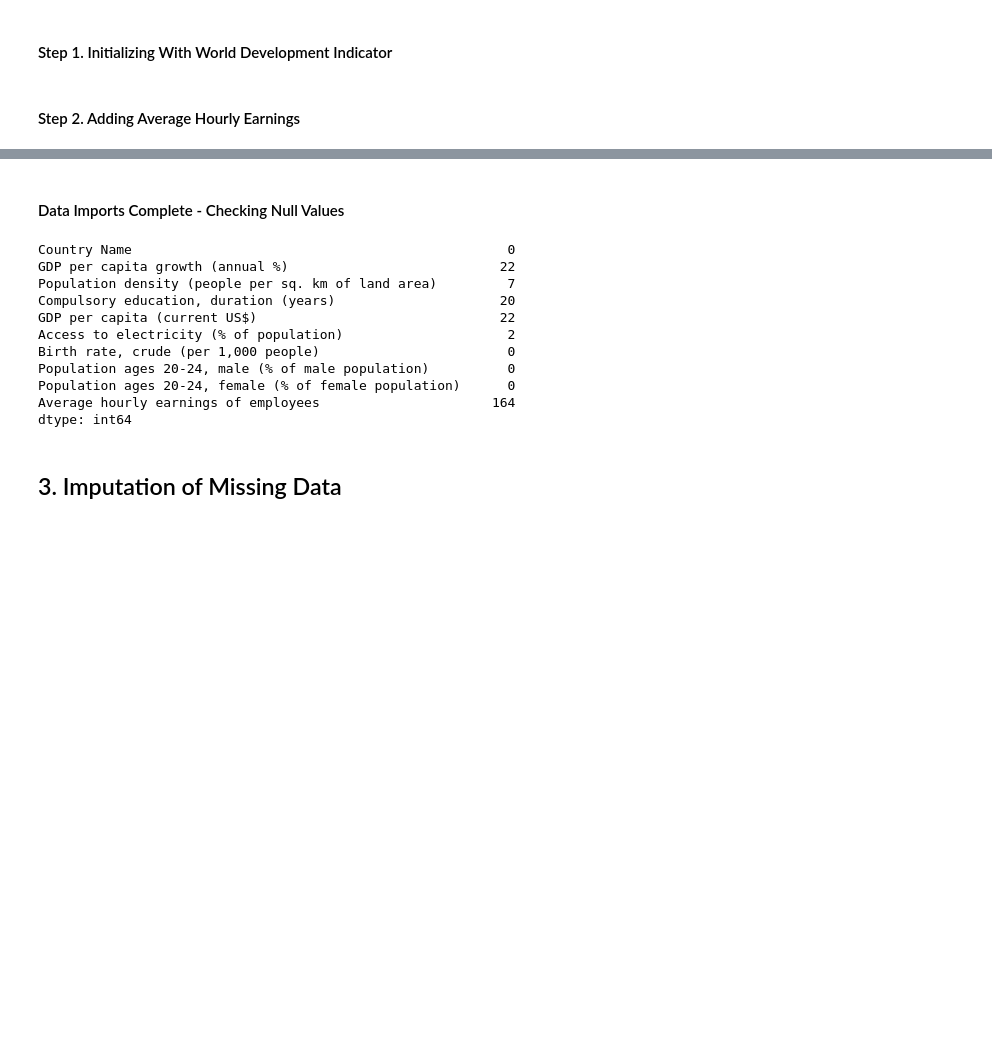
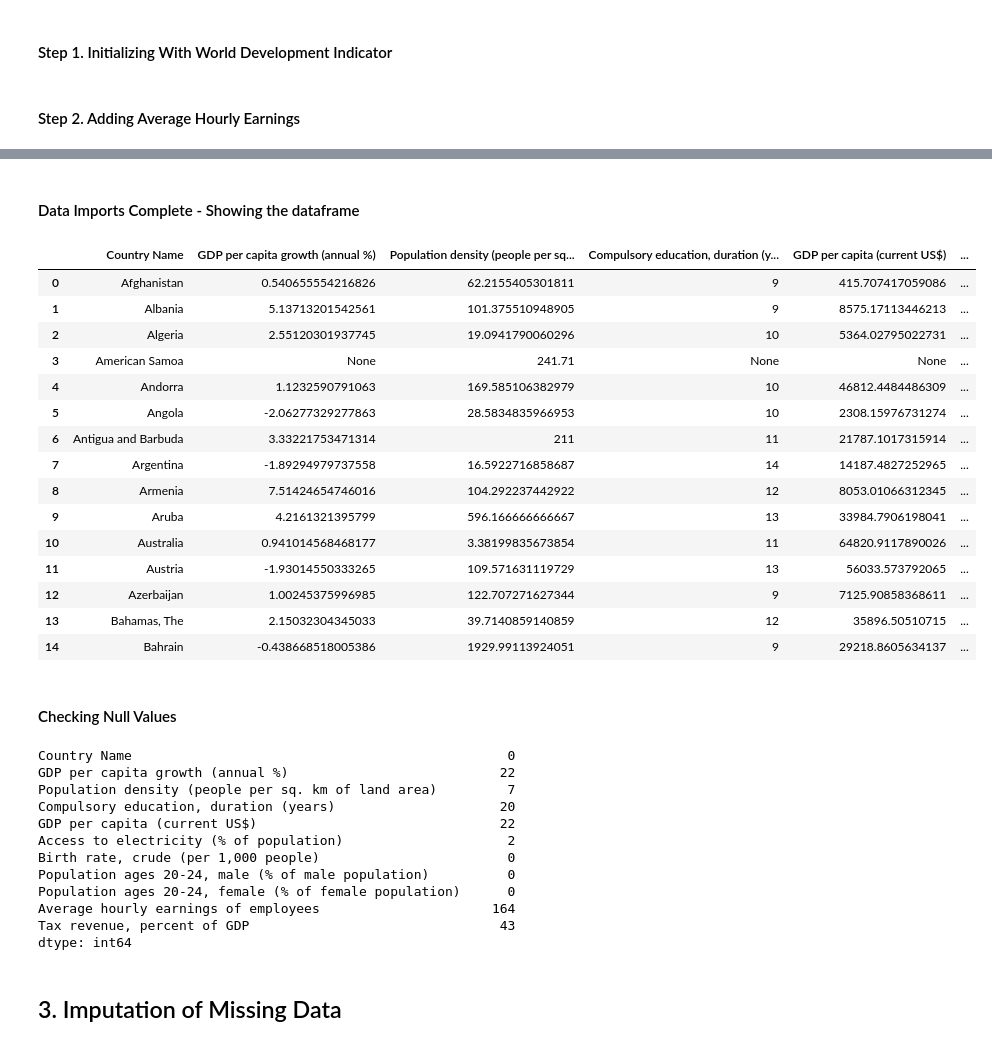
Before and after one commit to cianashby1337/DAV_CA, a Jupyter notebook: main.ipynb, the cells around one changed output, grey strips where cells are left out. Drawn from its saved outputs; the diff is of its cells as text; code cells hidden in the pictures; blank space fills up the shorter version.

Commit message:
Merge world-imf2024.xlsx with initial dataframe

```diff
--- a/main.ipynb
+++ b/main.ipynb
@@ -834,6 +834,9 @@ import numpy as np
 
 world_development_indicator_df = pd.read_csv("2. Data Extraction\Multi-Category Factor Data\world_bank_group.csv")
 income_wages_df = pd.read_csv("2. Data Extraction\Economic Factor Data\income_wages.csv")
+
+# Solution for selecting a specific sheet of an excel file found from the answer of Vaibhav Jadhav at https://stackoverflow.com/questions/71527992/pandas-dataframe-to-specific-sheet-in-a-excel-file-without-losing-formatting
+taxes_df = pd.read_excel("2. Data Extraction\Economic Factor Data\world-imf2024.xlsx",sheet_name="Data")
 
 
 country_name = world_development_indicator_df["Country Name"].unique()
@@ -871,6 +874,9 @@ for index, wdi_df_row in world_development_indicator_df.iterrows():
 avg_hourly_earnings = []
 avg_hourly_earnings.extend([None] * len(country_name))
 
+taxes_percentage = []
+taxes_percentage.extend([None] * len(country_name))
+
 
 df = pd.DataFrame({
 	"Country Name":country_name,
@@ -882,7 +888,8 @@ df = pd.DataFrame({
 	"Birth rate, crude (per 1,000 people)":birth_rate,
 	"Population ages 20-24, male (% of male population)":young_pop_percentage_male,
 	"Population ages 20-24, female (% of female population)":young_pop_percentage_female,
-	"Average hourly earnings of employees":avg_hourly_earnings
+	"Average hourly earnings of employees":avg_hourly_earnings,
+	"Tax revenue, percent of GDP":taxes_percentage
 	})
 # %% [markdown]
 #### Step 2. Adding Average Hourly Earnings
@@ -916,5 +958,26 @@ for index, iw_df_row in income_wages_df.iterrows():
+# %% [markdown]
+#### Data Imports Complete - Showing the dataframe
+# %%
+df.head(15)
+# %% [output]
+|  | Country Name | GDP per capita growth (annual %) | Population density (people per sq... | Compulsory education, duration (y... | GDP per capita (current US$) | ... |
+| 0 | Afghanistan | 0.540655554216826 | 62.2155405301811 | 9 | 415.707417059086 | ... |
+| 1 | Albania | 5.13713201542561 | 101.375510948905 | 9 | 8575.17113446213 | ... |
+| 2 | Algeria | 2.55120301937745 | 19.0941790060296 | 10 | 5364.02795022731 | ... |
+| 3 | American Samoa | None | 241.71 | None | None | ... |
+| 4 | Andorra | 1.1232590791063 | 169.585106382979 | 10 | 46812.4484486309 | ... |
+| 5 | Angola | -2.06277329277863 | 28.5834835966953 | 10 | 2308.15976731274 | ... |
+| 6 | Antigua and Barbuda | 3.33221753471314 | 211 | 11 | 21787.1017315914 | ... |
+| 7 | Argentina | -1.89294979737558 | 16.5922716858687 | 14 | 14187.4827252965 | ... |
+| 8 | Armenia | 7.51424654746016 | 104.292237442922 | 12 | 8053.01066312345 | ... |
+| 9 | Aruba | 4.2161321395799 | 596.166666666667 | 13 | 33984.7906198041 | ... |
+| 10 | Australia | 0.941014568468177 | 3.38199835673854 | 11 | 64820.9117890026 | ... |
+| 11 | Austria | -1.93014550333265 | 109.571631119729 | 13 | 56033.573792065 | ... |
+| 12 | Azerbaijan | 1.00245375996985 | 122.707271627344 | 9 | 7125.90858368611 | ... |
+| 13 | Bahamas, The | 2.15032304345033 | 39.7140859140859 | 12 | 35896.50510715 | ... |
+| 14 | Bahrain | -0.438668518005386 | 1929.99113924051 | 9 | 29218.8605634137 | ... |
 # %% [markdown]
-#### Data Imports Complete - Checking Null Values
+#### Checking Null Values
 # %%
 df.isnull().sum()
 # NULL VALUES:
@@ -924,6 +987,7 @@ df.isnull().sum()
 #  Population density (people per sq. km of land area)        7
 #  GDP per capita growth (annual %)                          22
 #  Average hourly earnings of employees                      164
+#  Tax revenue, percent of GDP                                43
 # %% [output]
 Country Name                                                0
 GDP per capita growth (annual %)                           22
@@ -935,6 +999,7 @@ Birth rate, crude (per 1,000 people)                        0
 Population ages 20-24, male (% of male population)          0
 Population ages 20-24, female (% of female population)      0
 Average hourly earnings of employees                      164
+Tax revenue, percent of GDP                                43
 dtype: int64
 # %% [markdown]
 ## 3. Imputation of Missing Data
```
Also changed, not shown: parts of 2 cells of this notebook, 1 other file.
